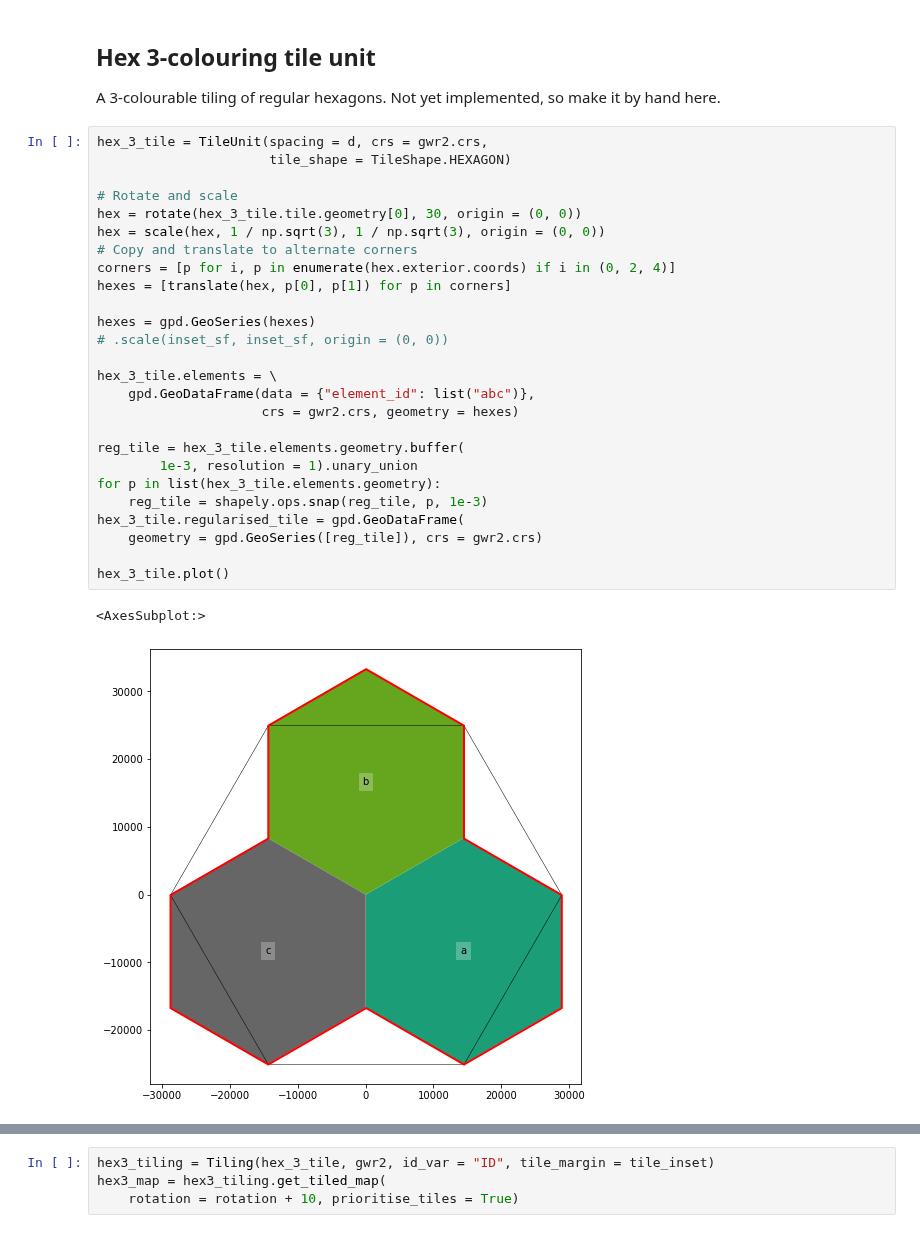
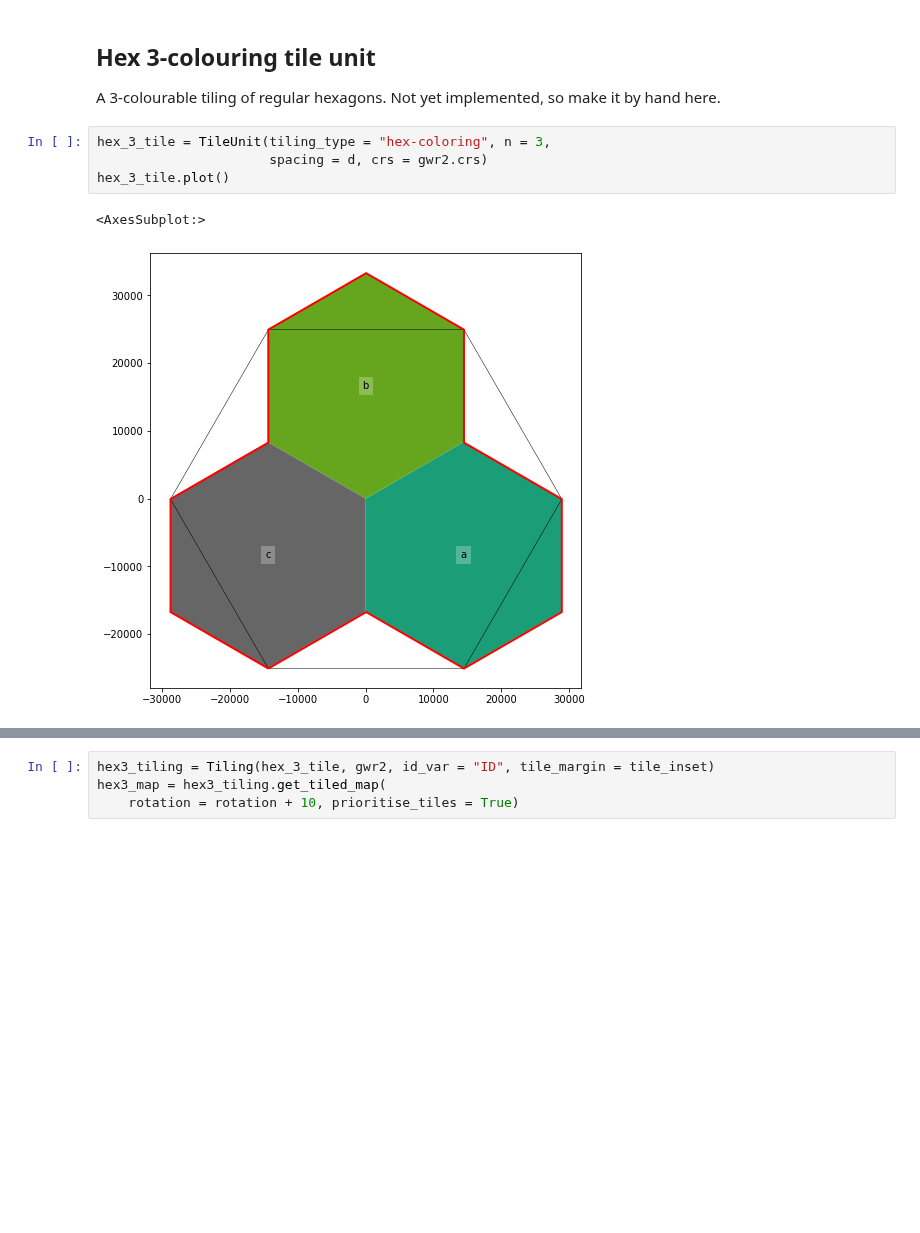
Before and after one commit to DOSull/weaving-space, a Jupyter notebook: weavingspace/GWR-example-h3.ipynb, the cells around one changed output, grey strips where cells are left out. Drawn from its saved outputs; the diff is of its cells as text; blank space fills up the shorter version.

Commit message:
added hex-colouring tile units

```diff
--- a/weavingspace/GWR-example-h3.ipynb
+++ b/weavingspace/GWR-example-h3.ipynb
@@ -116,33 +94,11 @@ fig.savefig(f"hex_{get_filename_label(path1)}.pdf")
 # %% [markdown]
 ## Hex 3-colouring tile unit
 A 3-colourable tiling of regular hexagons. Not yet implemented, so make it by hand here.
-# %%
-hex_3_tile = TileUnit(spacing = d, crs = gwr2.crs,
-                      tile_shape = TileShape.HEXAGON)
-
-# Rotate and scale
-hex = rotate(hex_3_tile.tile.geometry[0], 30, origin = (0, 0))
-hex = scale(hex, 1 / np.sqrt(3), 1 / np.sqrt(3), origin = (0, 0))
-# Copy and translate to alternate corners
-corners = [p for i, p in enumerate(hex.exterior.coords) if i in (0, 2, 4)]
-hexes = [translate(hex, p[0], p[1]) for p in corners]
-
-hexes = gpd.GeoSeries(hexes)
-# .scale(inset_sf, inset_sf, origin = (0, 0))
-
-hex_3_tile.elements = \
-    gpd.GeoDataFrame(data = {"element_id": list("abc")},
-                     crs = gwr2.crs, geometry = hexes)
-
-reg_tile = hex_3_tile.elements.geometry.buffer(
-        1e-3, resolution = 1).unary_union
-for p in list(hex_3_tile.elements.geometry):
-    reg_tile = shapely.ops.snap(reg_tile, p, 1e-3)
-hex_3_tile.regularised_tile = gpd.GeoDataFrame(
-    geometry = gpd.GeoSeries([reg_tile]), crs = gwr2.crs)
-
-hex_3_tile.plot()
-# %% [output]
-<AxesSubplot:>
-[figure, removed]
+# %%
+hex_3_tile = TileUnit(tiling_type = "hex-coloring", n = 3,
+                      spacing = d, crs = gwr2.crs)
+hex_3_tile.plot()
+# %% [output]
+<AxesSubplot:>
+[figure, added]
 # %%
```
Also changed, not shown: parts of 3 cells of this notebook, 3 other files.
